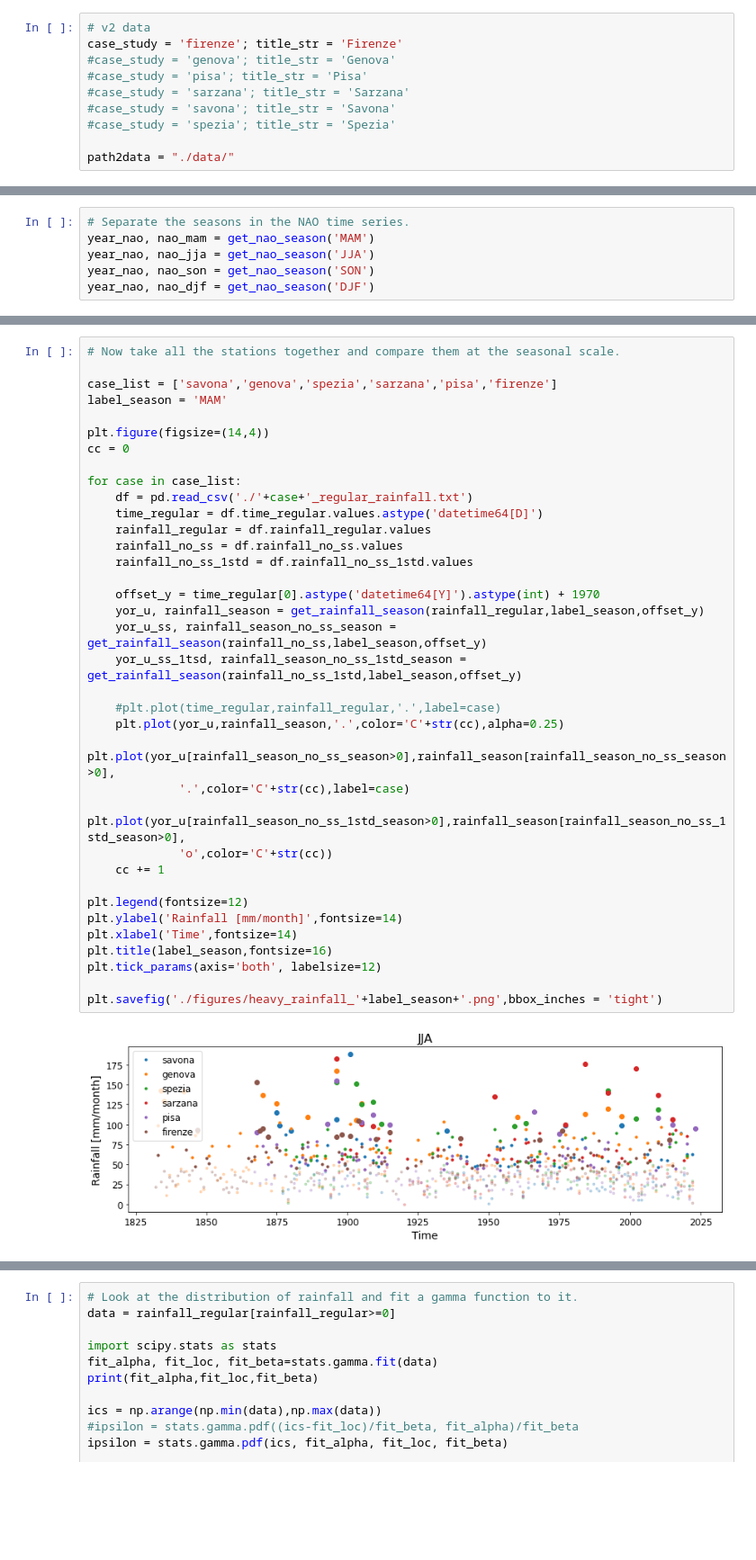
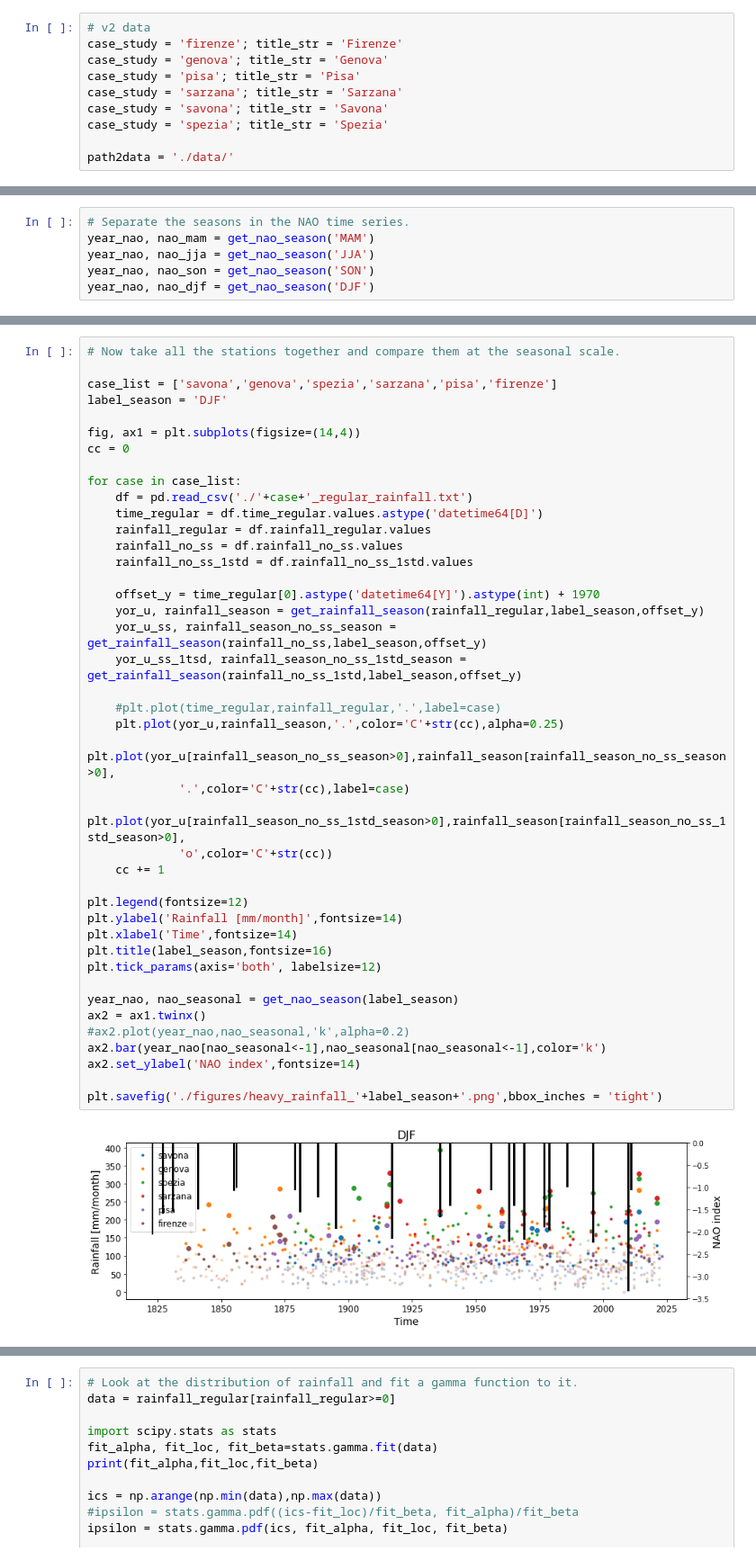
Before and after one commit to agonmer/magra_rainfall, a Jupyter notebook: rainfall_series.ipynb, the cells around one changed output, grey strips where cells are left out. Shown at 90% size. Saved outputs shown, nothing was run; the diff lists cells and outputs as text; blank space fills up the shorter version.

```diff
--- a/rainfall_series.ipynb
+++ b/rainfall_series.ipynb
@@ -70,13 +96,13 @@ def get_nao_season(label_season):
 # %%
 # v2 data
 case_study = 'firenze'; title_str = 'Firenze'
-#case_study = 'genova'; title_str = 'Genova'
-#case_study = 'pisa'; title_str = 'Pisa'
-#case_study = 'sarzana'; title_str = 'Sarzana'
-#case_study = 'savona'; title_str = 'Savona'
-#case_study = 'spezia'; title_str = 'Spezia'
+case_study = 'genova'; title_str = 'Genova'
+case_study = 'pisa'; title_str = 'Pisa'
+case_study = 'sarzana'; title_str = 'Sarzana'
+case_study = 'savona'; title_str = 'Savona'
+case_study = 'spezia'; title_str = 'Spezia'
 
-path2data = "./data/"
+path2data = './data/'
 # %%
 # Read the filename of interest.
 filename = case_study + '.csv'
@@ -434,37 +463,43 @@ df.to_csv('./'+case_study+'_regular_rainfall.txt', index=False)
 # Now take all the stations together and compare them at the seasonal scale.
 
 case_list = ['savona','genova','spezia','sarzana','pisa','firenze']
-label_season = 'MAM'
+label_season = 'DJF'
 
-plt.figure(figsize=(14,4))
+fig, ax1 = plt.subplots(figsize=(14,4))
 cc = 0
 
 for case in case_list:
     df = pd.read_csv('./'+case+'_regular_rainfall.txt')
     time_regular = df.time_regular.values.astype('datetime64[D]')
     rainfall_regular = df.rainfall_regular.values
     rainfall_no_ss = df.rainfall_no_ss.values
     rainfall_no_ss_1std = df.rainfall_no_ss_1std.values
 
     offset_y = time_regular[0].astype('datetime64[Y]').astype(int) + 1970
     yor_u, rainfall_season = get_rainfall_season(rainfall_regular,label_season,offset_y)
     yor_u_ss, rainfall_season_no_ss_season = get_rainfall_season(rainfall_no_ss,label_season,offset_y)
     yor_u_ss_1tsd, rainfall_season_no_ss_1std_season = get_rainfall_season(rainfall_no_ss_1std,label_season,offset_y)
 
     #plt.plot(time_regular,rainfall_regular,'.',label=case)
     plt.plot(yor_u,rainfall_season,'.',color='C'+str(cc),alpha=0.25)
     plt.plot(yor_u[rainfall_season_no_ss_season>0],rainfall_season[rainfall_season_no_ss_season>0],
              '.',color='C'+str(cc),label=case)
     plt.plot(yor_u[rainfall_season_no_ss_1std_season>0],rainfall_season[rainfall_season_no_ss_1std_season>0],
              'o',color='C'+str(cc))
     cc += 1
 
 plt.legend(fontsize=12)
 plt.ylabel('Rainfall [mm/month]',fontsize=14)
 plt.xlabel('Time',fontsize=14)
 plt.title(label_season,fontsize=16)
 plt.tick_params(axis='both', labelsize=12)
 
+year_nao, nao_seasonal = get_nao_season(label_season)
+ax2 = ax1.twinx()
+#ax2.plot(year_nao,nao_seasonal,'k',alpha=0.2)
+ax2.bar(year_nao[nao_seasonal<-1],nao_seasonal[nao_seasonal<-1],color='k')
+ax2.set_ylabel('NAO index',fontsize=14)
+
 plt.savefig('./figures/heavy_rainfall_'+label_season+'.png',bbox_inches = 'tight')
 # %% [output]
-[figure, old version]
+[figure, new version]
```
Also changed, not shown: parts of 16 cells of this notebook.
